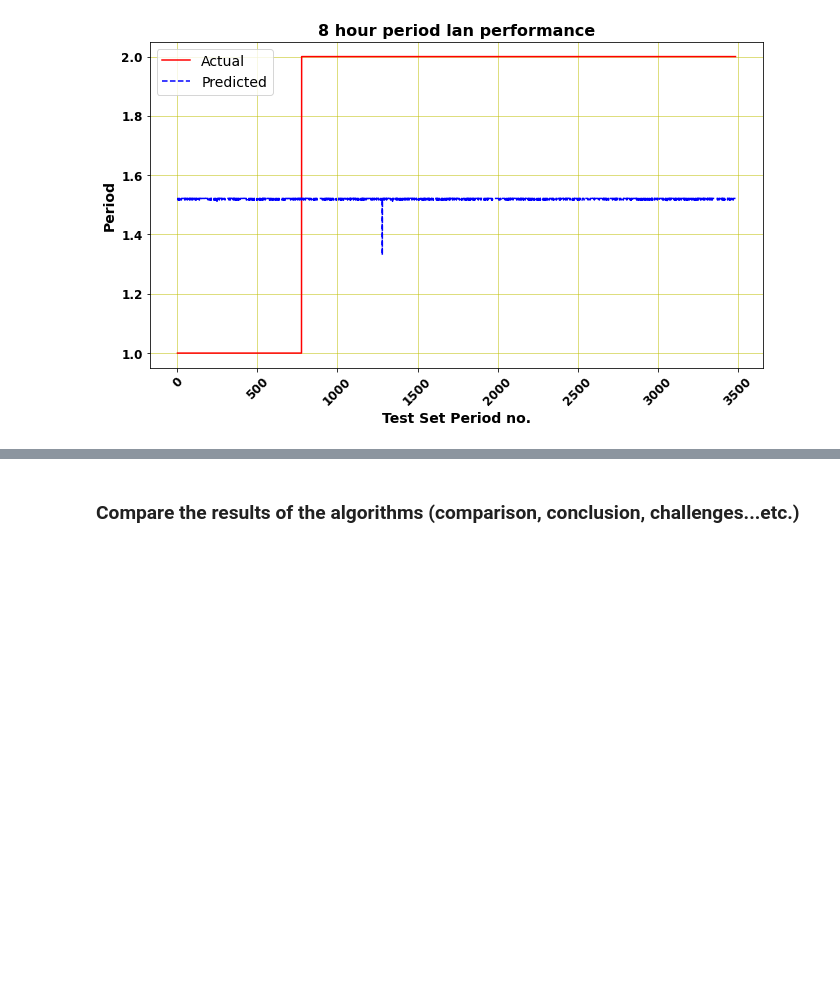
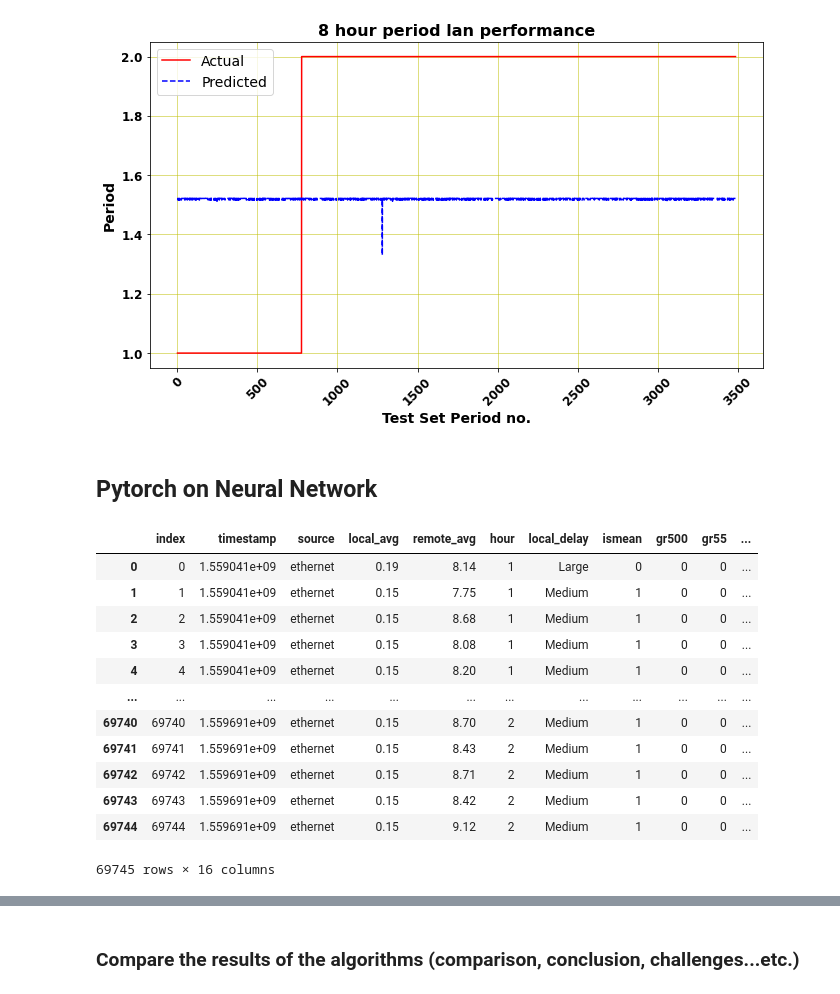
Before and after one commit to ViphuKN/INST414-Final-Project, a Jupyter notebook: final_project_eth-local.ipynb, the cells around one changed output, grey strips where cells are left out. Saved outputs shown, nothing was run; the diff lists cells and outputs as text; code cells hidden in the pictures; blank space fills up the shorter version.

```diff
--- a/final_project_eth-local.ipynb
+++ b/final_project_eth-local.ipynb
@@ -521,3 +494,5 @@ plt.grid(color = 'y', linewidth='0.5')
 plt.show()
 # %% [output]
 [figure]
+# %% [markdown]
+## Pytorch on Neural Network
@@ -523,0 +507,17 @@ plt.show()
+# %%
+df4 = df2.copy()
+df4
+# %% [output]
+|  | index | timestamp | source | local_avg | remote_avg | hour | local_delay | ismean | gr500 | gr55 | ... |
+| 0 | 0 | 1.559041e+09 | ethernet | 0.19 | 8.14 | 1 | Large | 0 | 0 | 0 | ... |
+| 1 | 1 | 1.559041e+09 | ethernet | 0.15 | 7.75 | 1 | Medium | 1 | 0 | 0 | ... |
+| 2 | 2 | 1.559041e+09 | ethernet | 0.15 | 8.68 | 1 | Medium | 1 | 0 | 0 | ... |
+| 3 | 3 | 1.559041e+09 | ethernet | 0.15 | 8.08 | 1 | Medium | 1 | 0 | 0 | ... |
+| 4 | 4 | 1.559041e+09 | ethernet | 0.15 | 8.20 | 1 | Medium | 1 | 0 | 0 | ... |
+| ... | ... | ... | ... | ... | ... | ... | ... | ... | ... | ... | ... |
+| 69740 | 69740 | 1.559691e+09 | ethernet | 0.15 | 8.70 | 2 | Medium | 1 | 0 | 0 | ... |
+| 69741 | 69741 | 1.559691e+09 | ethernet | 0.15 | 8.43 | 2 | Medium | 1 | 0 | 0 | ... |
+| 69742 | 69742 | 1.559691e+09 | ethernet | 0.15 | 8.71 | 2 | Medium | 1 | 0 | 0 | ... |
+| 69743 | 69743 | 1.559691e+09 | ethernet | 0.15 | 8.42 | 2 | Medium | 1 | 0 | 0 | ... |
+| 69744 | 69744 | 1.559691e+09 | ethernet | 0.15 | 9.12 | 2 | Medium | 1 | 0 | 0 | ... |
+69745 rows × 16 columns
```
Also changed, not shown: parts of 21 cells of this notebook, 3 other files.
